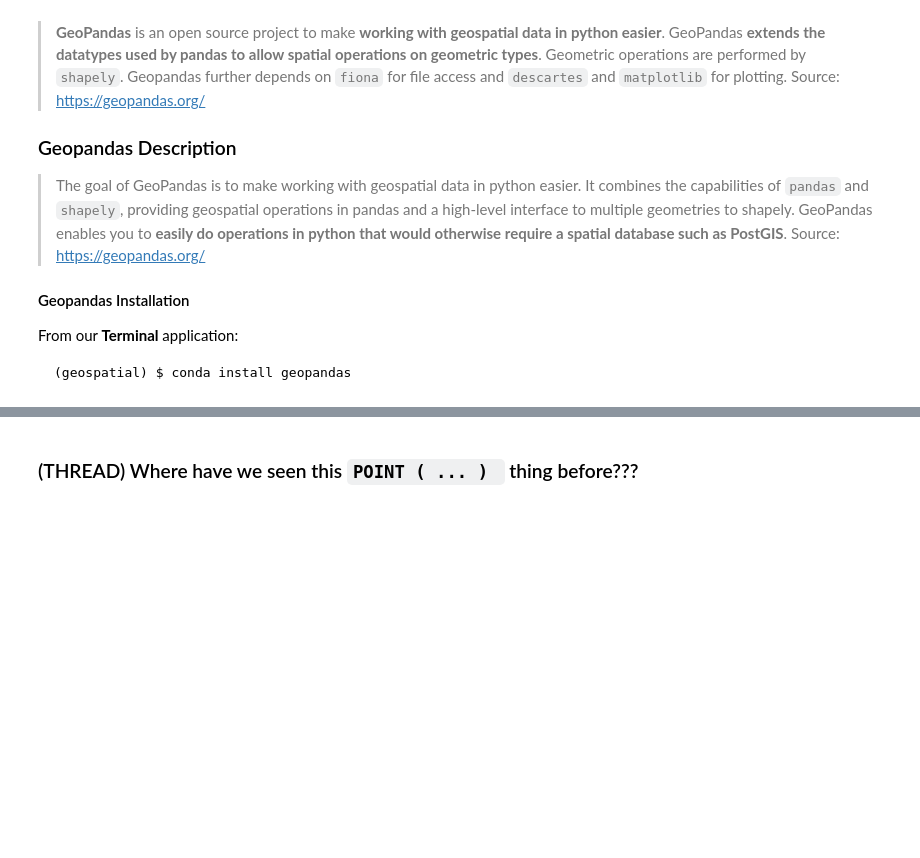
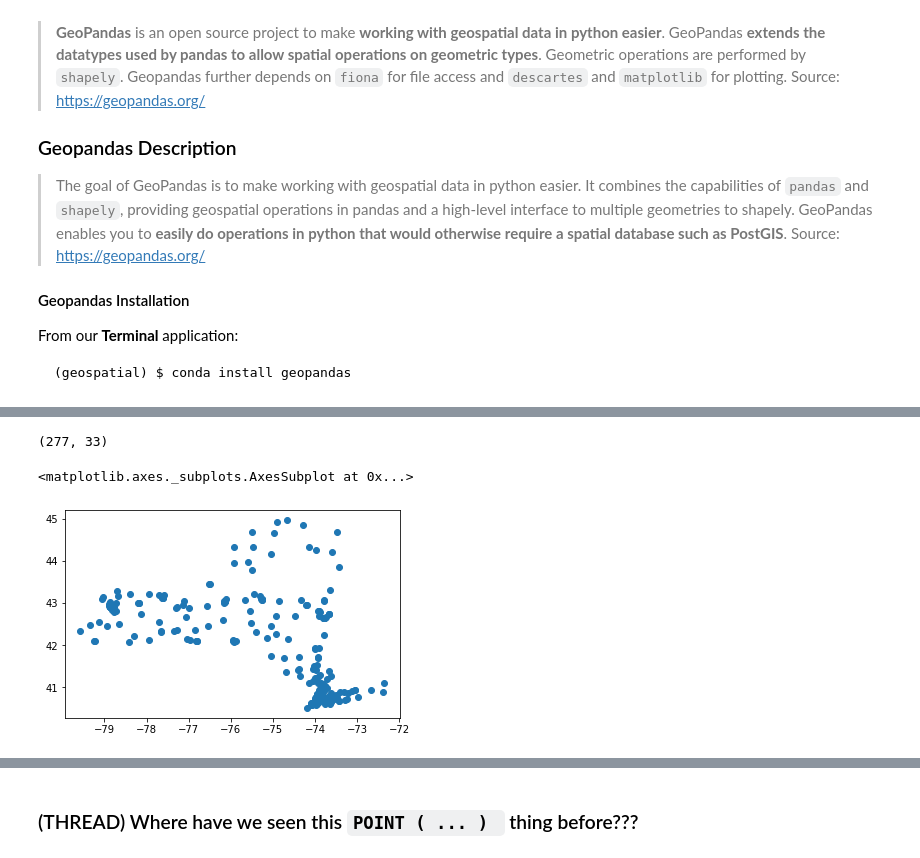
Before and after one commit to katkim0307/pratt-savi-810-2020-03-lesson_03, a Jupyter notebook: lesson_03.ipynb, the cells around one changed output, grey strips where cells are left out. Cells and saved outputs as stored; diff of their text form; code cells hidden in the pictures; blank space fills up the shorter version.

```diff
--- a/lesson_03.ipynb
+++ b/lesson_03.ipynb
@@ -292,3 +667,5 @@ From our **Terminal** application:
 import geopandas as gpd
 # %%
 hosp_geojson = 'https://opendata.arcgis.com/datasets/6ac5e325468c4cb9b905f1728d6fbf0f_0.geojson'
+# %%
+gdf = gpd.read_file(hosp_geojson)
@@ -294,0 +680,11 @@ hosp_geojson = 'https://opendata.arcgis.com/datasets/6ac5e325468c4cb9b905f1728d6
+# %%
+# only NY hospitals
+gdf_ny = gdf[gdf['STATE'] == 'NY']
+gdf_ny.shape
+# %% [output]
+(277, 33)
+# %%
+gdf_ny.plot()
+# %% [output]
+<matplotlib.axes._subplots.AxesSubplot at 0x...>
+[figure, added]
```
Also changed, not shown: parts of 63 cells of this notebook, 6 other files.
